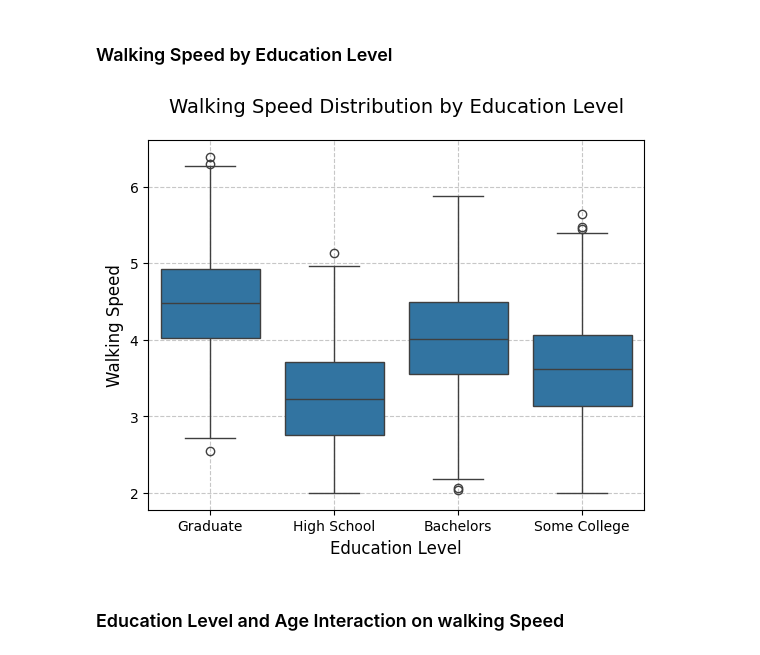
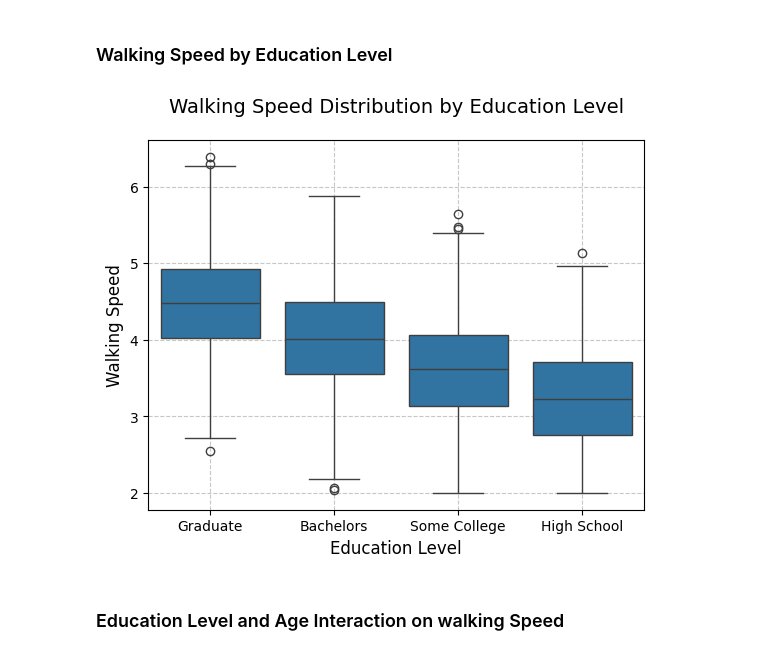
Before and after one commit to UCSF-DataSci/09-second-exam-hcheng25, a Jupyter notebook: visualize.ipynb, the cells around one changed output. Drawn from its saved outputs; the diff is of its cells as text; code cells hidden in the pictures.

Commit message:
q4/visualize.ipynb complete

```diff
--- a/visualize.ipynb
+++ b/visualize.ipynb
@@ -35,17 +35,14 @@ Linear Regression Model: walking_speed = -0.030895896859055052*age + 5.452473307
 # %% [markdown]
 ### Walking Speed by Education Level
 # %%
-ax = sns.boxplot(data=df,
-                 x='education_level',
-                 y='walking_speed'
-                 )
+sns.boxplot(data=df, x='education_level', y='walking_speed', order=['Graduate', 'Bachelors', 'Some College', 'High School'])
 plt.title('Walking Speed Distribution by Education Level', fontsize=14, pad=20)
 plt.xlabel('Education Level', fontsize=12)
 plt.ylabel('Walking Speed', fontsize=12)
 plt.grid(True, linestyle='--', alpha=0.7)
 plt.show()
 # %% [output]
-[figure, old version]
+[figure, new version]
 # %% [markdown]
 ### Education Level and Age Interaction on walking Speed
 # %%
```
Also changed, not shown: parts of 4 cells of this notebook, 2 other files.
